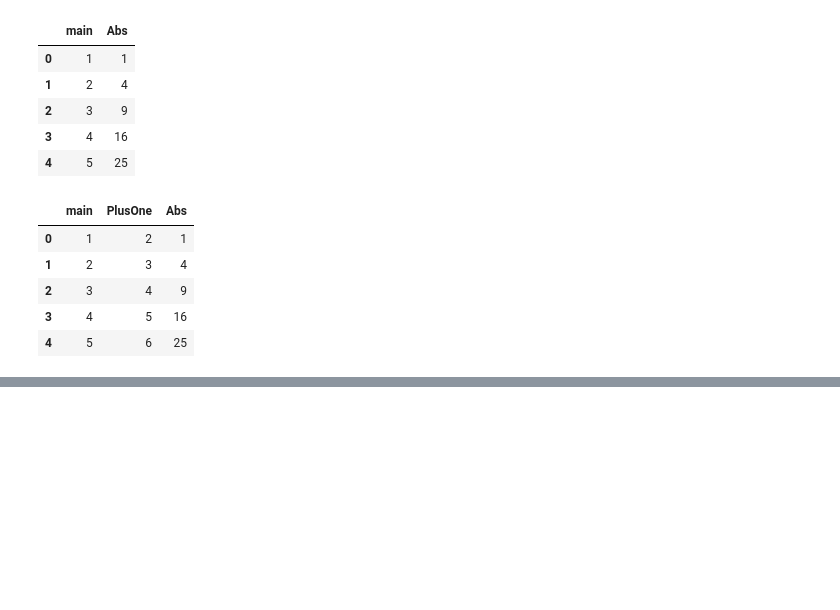
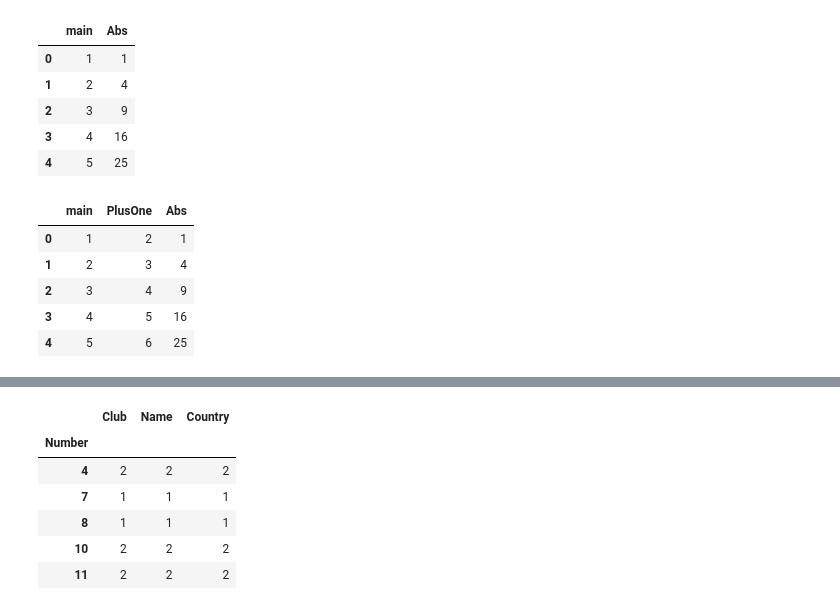
Before and after one commit to galaxy1014/ML_module_summary, a Jupyter notebook: Pandas/Chapter0_Summary/Chapter0.ipynb, the cells around one changed output, grey strips where cells are left out. Drawn from its saved outputs; the diff is of its cells as text; code cells hidden in the pictures; blank space fills up the shorter version.

```diff
--- a/Pandas/Chapter0_Summary/Chapter0.ipynb
+++ b/Pandas/Chapter0_Summary/Chapter0.ipynb
@@ -740,0 +759,11 @@ pd.merge(df, df2, on='main')
+# %%
+# 특정한 열을 기준으로 그룹화하여 조건에맞는 개수(count)를 찾음
+df.groupby('Number').count()
+# %% [output]
+|  | Club | Name | Country |
+| Number |  |  |  |
+| 4 | 2 | 2 | 2 |
+| 7 | 1 | 1 | 1 |
+| 8 | 1 | 1 | 1 |
+| 10 | 2 | 2 | 2 |
+| 11 | 2 | 2 | 2 |
```
Also changed, not shown: parts of 3 cells of this notebook.
